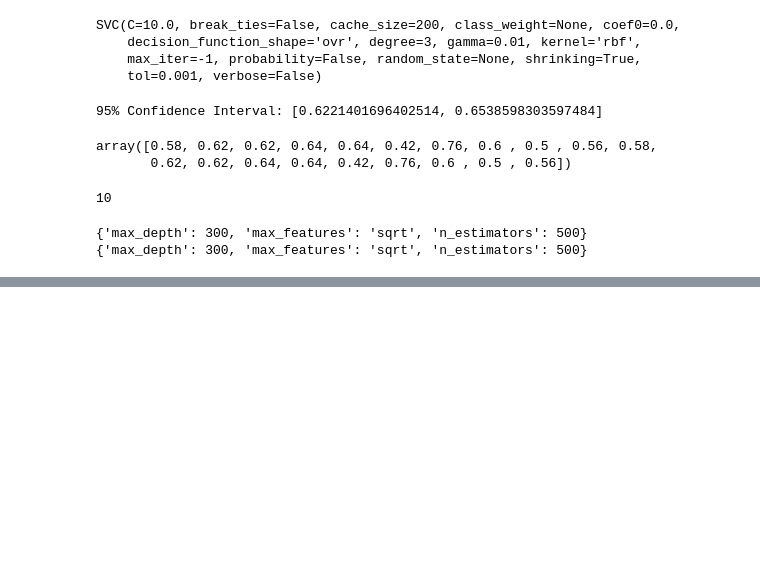
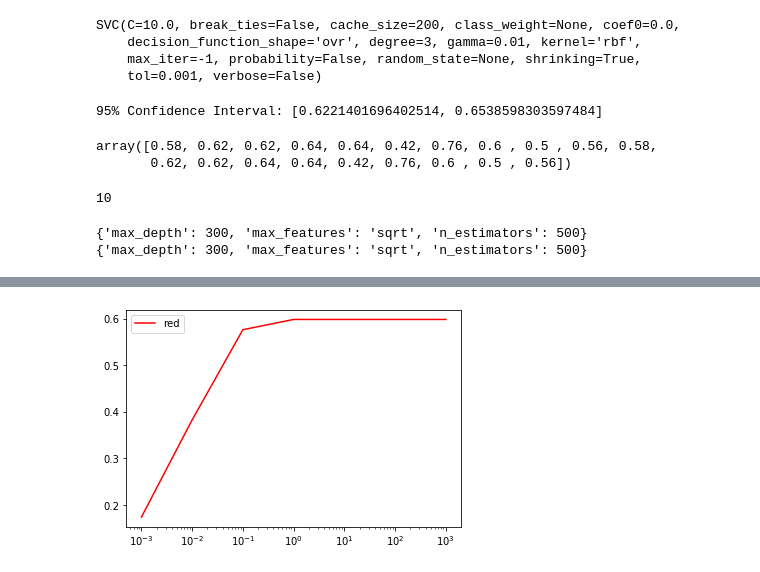
Before and after one commit to bojunyang24/CS4641, a Jupyter notebook: finalproject/testing.ipynb, the cells around one changed output, grey strips where cells are left out. Saved outputs shown, nothing was run; the diff lists cells and outputs as text; code cells hidden in the pictures; blank space fills up the shorter version.

```diff
--- a/finalproject/testing.ipynb
+++ b/finalproject/testing.ipynb
@@ -197,0 +202,3 @@ for param in res0['params']:
+# %%
+np.concatenate((redx, redy),axis=0)
+reds = np.concatenate((np.reshape(redx, (len(redx),1)), np.reshape(redy, (len(redy),1))), axis=1)
@@ -198 +215,13 @@ for param in res0['params']:
+# %%
+redline = []
+for gam in np.logspace(-3, 3, 7):
+    targets = np.where(reds[:,0] == gam)
+    #np.concatenate(np.array, [gam, np.average(reds[targets,1])])
+    redline.append([gam, np.average(reds[targets,1])])
+redline = np.array(redline)
+plt.semilogx(redline[:,0], redline[:,1], label="red", color="red")
+plt.legend()
+plt.show()
+# %% [output]
+[figure, added]
 # %%
```
Also changed, not shown: parts of 18 cells of this notebook, 25 other files.
